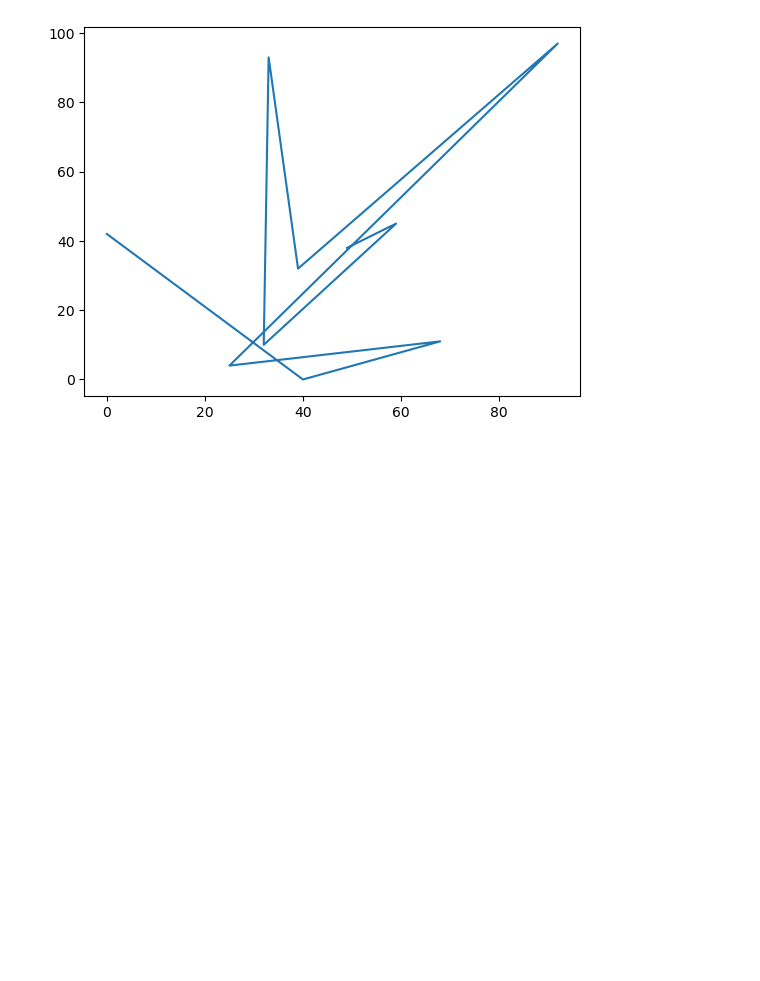
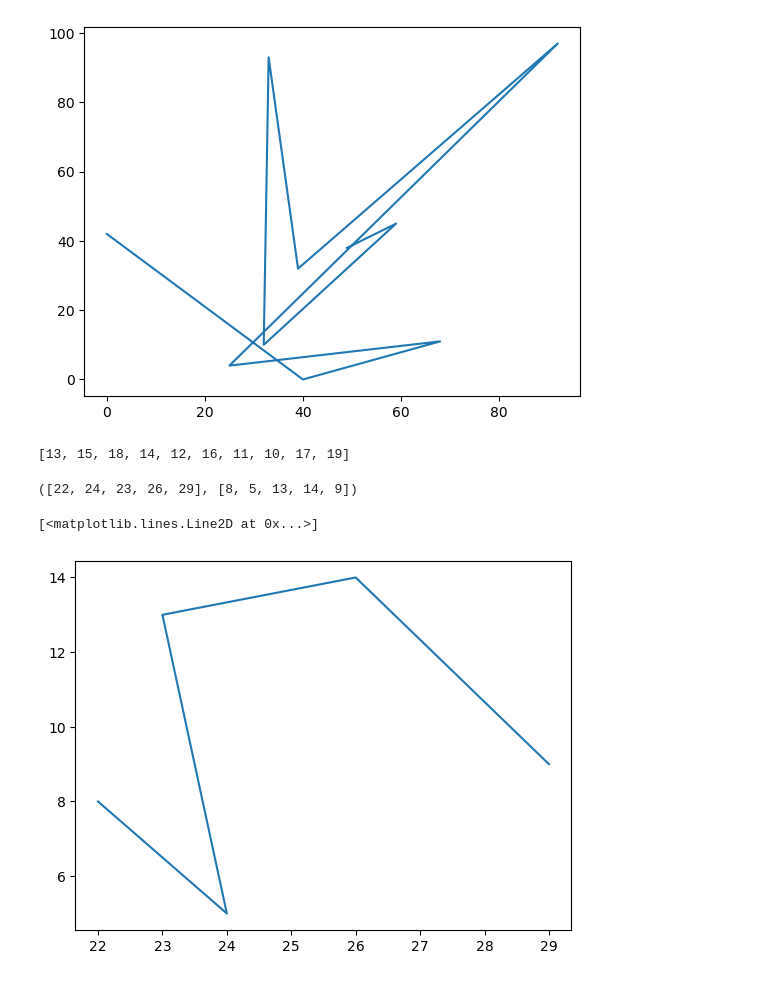
Before and after one commit to pankajvshnv/Data-Science, a Jupyter notebook: Matplotlib_Visualization.ipynb, the cells around one changed output. Cells and saved outputs as stored; diff of their text form; code cells hidden in the pictures; blank space fills up the shorter version.

```diff
--- a/Matplotlib_Visualization.ipynb
+++ b/Matplotlib_Visualization.ipynb
@@ -90,0 +108,17 @@ print(sck)
+# %%
+x
+# %% [output]
+[13, 15, 18, 14, 12, 16, 11, 10, 17, 19]
+# %%
+import matplotlib.pyplot as plt
+import random
+x = random.sample(range(20,30),5)
+y = random.sample(range(5,15),5)
+(x,y)
+# %% [output]
+([22, 24, 23, 26, 29], [8, 5, 13, 14, 9])
+# %%
+plt.plot(x,y)
+# %% [output]
+[<matplotlib.lines.Line2D at 0x...>]
+[figure, added]
```
Also changed, not shown: parts of 4 cells of this notebook.
